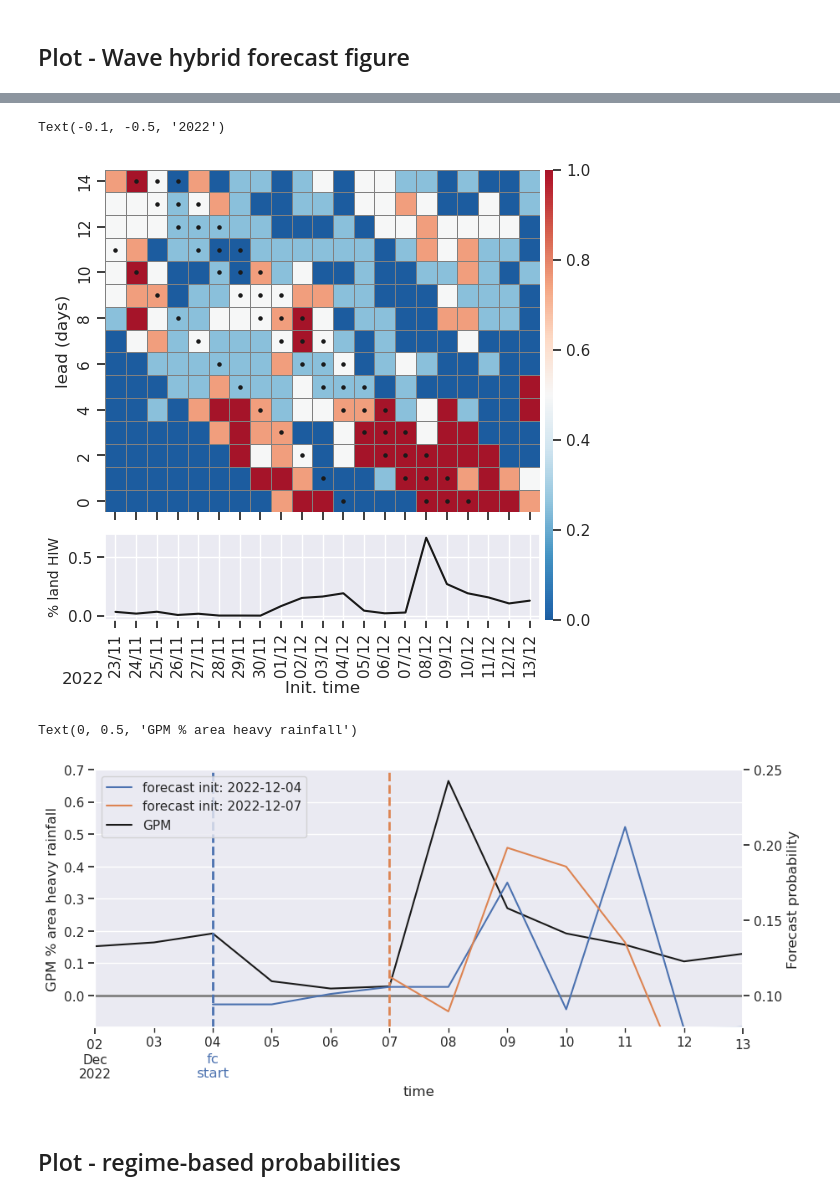
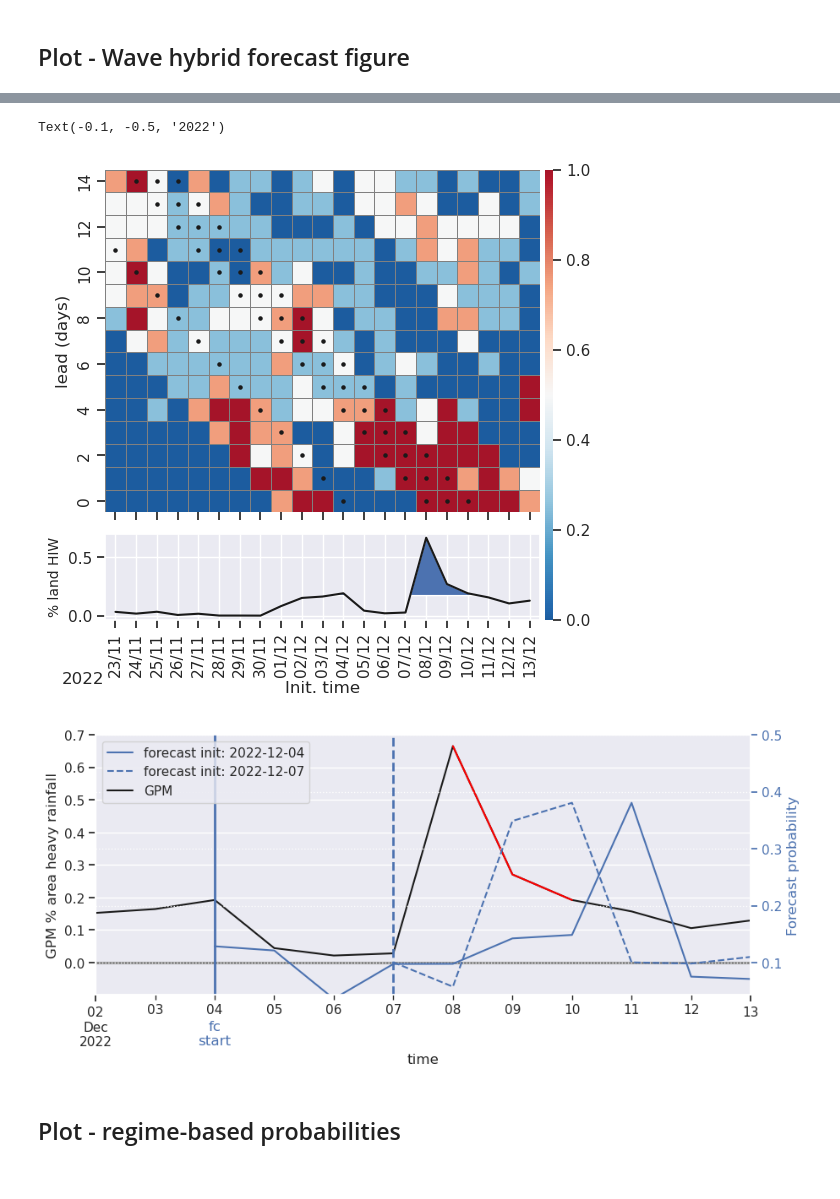
Before and after one commit to samjferrett/penang_training_workshop_2024, a Jupyter notebook: case_example.ipynb, the cells around one changed output, grey strips where cells are left out. Saved outputs shown, nothing was run; the diff lists cells and outputs as text; code cells hidden in the pictures.

```diff
--- a/case_example.ipynb
+++ b/case_example.ipynb
@@ -93,10 +93,11 @@ for i,ax in enumerate(np.ravel(axs)):
     cont = toplot.isel(time=i).plot.contourf(x='lon',y='lat',ax=ax,transform=ccrs.PlateCarree(),levels=levels,extend='both',cmap=plt.cm.RdBu,add_colorbar=False)
     divtoplot.isel(time=i).plot.contour(x='lon',y='lat',ax=ax,transform=ccrs.PlateCarree(),levels=np.array(levels)*2.5e-7,colors='black')
     vortoplot.isel(time=i).plot.contour(x='lon',y='lat',ax=ax,transform=ccrs.PlateCarree(),levels=np.array(levels)*2.5e-6,colors='red')
-    date = pd.to_datetime(toplot.isel(time=i).time.values).strftime('%Y/%m/%d')
-    #print(date)
+    #dates in local time UTC+8
+    date_start = pd.to_datetime(toplot.isel(time=i).time.values+np.timedelta64(6,'h')).strftime('%Y/%m/%d; %H00')
+    date_end = pd.to_datetime(toplot.isel(time=i).time.values+np.timedelta64(12,'h')).strftime('-%H00')
     ax.set_title('')
-    ax.set_title(f'{date}; {i*6%24:02d}00-{(i*6+6)%24:02d}00',fontsize=10,loc='left')
+    ax.set_title(f'{date_start}{date_end}',fontsize=10,loc='left')
     ax.coastlines(color='.4')
     gl=ax.gridlines(draw_labels=True,color='.7')
     gl.top_labels=False
@@ -198,6 +235,9 @@ def build_hybrid(waves=['Kelv','R1'],region='PM',season='DJF',pc=10):
     condprob (xarray.DataSet)   - hybrid probabilistic forecast in format:
                                 initialisation time, lead time, ensemble member no.
     '''
+    #greater than 2 waves combined not supported
+    if len(waves)>2:
+        raise Exception('Greater than 2 wave combined not currently supported')
 
     #load pre-calculated conditional probabilities and make correct format
     #see hybrid_functions.py function prob_construct_waves() to see the method
@@ -218,7 +258,7 @@ def build_hybrid(waves=['Kelv','R1'],region='PM',season='DJF',pc=10):
     wave_phases = {w:H.create_phase(wave_ncs[w].wave_phase,wave_ncs[w].wave_amplitude,max_amp=max_amp)
         for w in wave_ncs}
 
-    #retrieve the correct probabilities
+    #retrieve the probabilities associated with the forecast wave
     if len(waves)>1:
         retrieve_func = np.vectorize(lambda i,j: H.retrieve_func_dual(pi_df,i,j))
         condprob = retrieve_func(wave_phases[waves[0]],wave_phases[waves[1]])
@@ -332,6 +370,5 @@ for ax in axs0[3:]+axs1[3:]:
 # %%
-#second event
-#event_start = np.datetime64('2022-12-08')
+#GloSea6 rainfall probability forecast
 
 startdate = (event_start - np.timedelta64(15)).astype(str).item()
 enddate = (event_start + np.timedelta64(5)).astype(str).item()
@@ -359,55 +396,64 @@ ax.set(yticks=np.arange(0,16,2)+.5,yticklabels = np.arange(0,16,2),ylabel='lead
 fig.axes[-1].set_ylim([0,1])
 
 ax.tick_params('x',pad=-2)
+toplot = pr_count.sel(time=slice(startdate,enddate)).to_dataframe('area count')[['area count']]
+sns.lineplot(x=np.arange(0.5,21,1),y=toplot.values.squeeze(),ax=ax2,color='k')
+ax2.fill_between(x=np.arange(0.5,21,1),y1=np.squeeze(toplot.values),y2=area_thres.sel(season='DJF'),interpolate=True,where=np.squeeze(toplot.values)>area_thres.sel(season='DJF').values)
 
-sns.lineplot(x=np.arange(0.5,21,1),y=pr_count.sel(time=slice(startdate,enddate)).to_dataframe('area count')[['area count']].values.squeeze(),ax=ax2,color='k')
 ax2.set_xlim(axs0[0].get_xlim())
 ax2.set(xticks=xticks)
 ax2.set_ylabel('% land HIW',fontsize=10)
 ax2.set_xlabel('Init. time',labelpad=3)
 ax2.set_xticklabels(xticklabels,rotation=90)
-#ax.tick_params('x',pad=-3,width=5,length=3)
 ax2.text(-0.1,-0.5,str(event_start)[:4], transform=ax.transAxes,fontsize=12)
+plt.show()
 # %% [output]
 Text(-0.1, -0.5, '2022')
-[figure, old version]
+[figure, new version]
 # %%
-#fc_starts = [np.datetime64('2021-12-12'),np.datetime64('2021-12-14')]
 fc_starts = [np.datetime64('2022-12-04'),np.datetime64('2022-12-07')]
 plt.rcParams['ytick.left']=True
 plt.rcParams['xtick.bottom']=True
 
 fig,ax = plt.subplots(figsize=[10,4])
 ax2 = ax.twinx()
 
-pr_count.sel(time=slice(startdate,enddate)).to_dataframe('area count')[['area count']].plot(ax=ax,color='k',zorder=2,legend=False)
+area_event = pr_count.sel(time=slice(startdate,enddate))
+area_event.to_dataframe('area count')[['area count']].plot(ax=ax,color='k',zorder=2,legend=False)
+bool_event = pr_bool.sel(time=slice(startdate,enddate))
 
-for fc_start,c in zip(fc_starts,['C0','C1','C2']):
-    #fc_df = condprobs.sel(time=fc_start,lead=slice('0 days','25 days')).mean('number').Kelv_WMRG_condprob.assign_coords({'lead':pd.date_range(fc_start,fc_start+np.timedelta64(25))}).to_dataframe()['Kelv_WMRG_condprob']
-    fc_df = condprobs.sel(time=fc_start,lead=slice('0 days','25 days')).mean('number').Kelv_condprob.assign_coords({'lead':pd.date_range(fc_start,fc_start+np.timedelta64(25))}).to_dataframe()['Kelv_condprob']
-    fc_df.plot(ax=ax2,color=c,label=f'forecast init: {str(fc_start)}')
-    ax2.axvline(fc_start,linewidth=2,color=c,zorder=1,linestyle='dashed')
+area_event0, area_event1 = area_event.copy(), area_event.copy()
+
+area_event1 = xr.where(~bool_event,np.nan,area_event1)
+area_event1.to_dataframe('area count')[['area count']].plot(ax=ax,color=(1,0,0),zorder=2,legend=False)
+
+for fc_start,c,ls in zip(fc_starts,['C0','C0','C1'],['solid','dashed']):
+    fc_df = condprobs.sel(time=fc_start,lead=slice('0 days','25 days')).mean('number').Kelv_WMRG_condprob.assign_coords({'lead':pd.date_range(fc_start,fc_start+np.timedelta64(25))}).to_dataframe()['Kelv_WMRG_condprob']
+    fc_df.plot(ax=ax2,color=c,linestyle=ls,label=f'forecast init: {str(fc_start)}')
+    ax2.axvline(fc_start,linewidth=2,color=c,zorder=1,linestyle=ls)
 ax2.plot([], [], '-k', label = 'GPM')
 
 plt.legend(loc='upper left')
 #ax.set_ylim([-0.02,0.5])
 ax.set_ylim([-0.1,0.7])
 ax.set_yticks(np.arange(0,0.71,0.1))
-#ax2.set_ylim([0.06,0.3])
-ax2.set_ylim([0.1-.15/7,0.25])
-ax2.set_yticks(np.arange(0.1,0.26,0.05))
+ax2.set_ylim([0.043,0.5])
+#ax2.set_ylim([0.1-.15/7,0.25])
+#ax2.set_yticks(np.arange(0.1,0.26,0.05))
 #ax.set_xlim(['2021-12-10','2021-12-21'])
 ax.set_xlim(['2022-12-02','2022-12-13'])
 ax.axhline(0,color='.5',linewidth=2,zorder=1)
 #ax2.axvline('2021-12-14',linewidth=2,color='C0',zorder=1,linestyle='dashed')
 #ax.text(x='2021-12-12',y=-0.185,s='fc\nstart',ha='center',va='center',color='C0')
 ax.text(x='2022-12-04',y=-0.22,s='fc\nstart',ha='center',va='center',color='C0')
-ax2.grid(False)
-ax2.set_ylabel('Forecast probability')
+ax2.grid(linestyle='dotted')
+ax2.set_ylabel('Forecast probability',color='C0')
+ax2.tick_params(axis='y',labelcolor='C0',color='C0')
 ax.set_ylabel('GPM % area heavy rainfall')
+
+plt.show()
 # %% [output]
-Text(0, 0.5, 'GPM % area heavy rainfall')
-[figure, old version]
+[figure, new version]
 # %% [markdown]
 ## Plot - regime-based probabilities
 # %%
```
Also changed, not shown: parts of 14 cells of this notebook.
